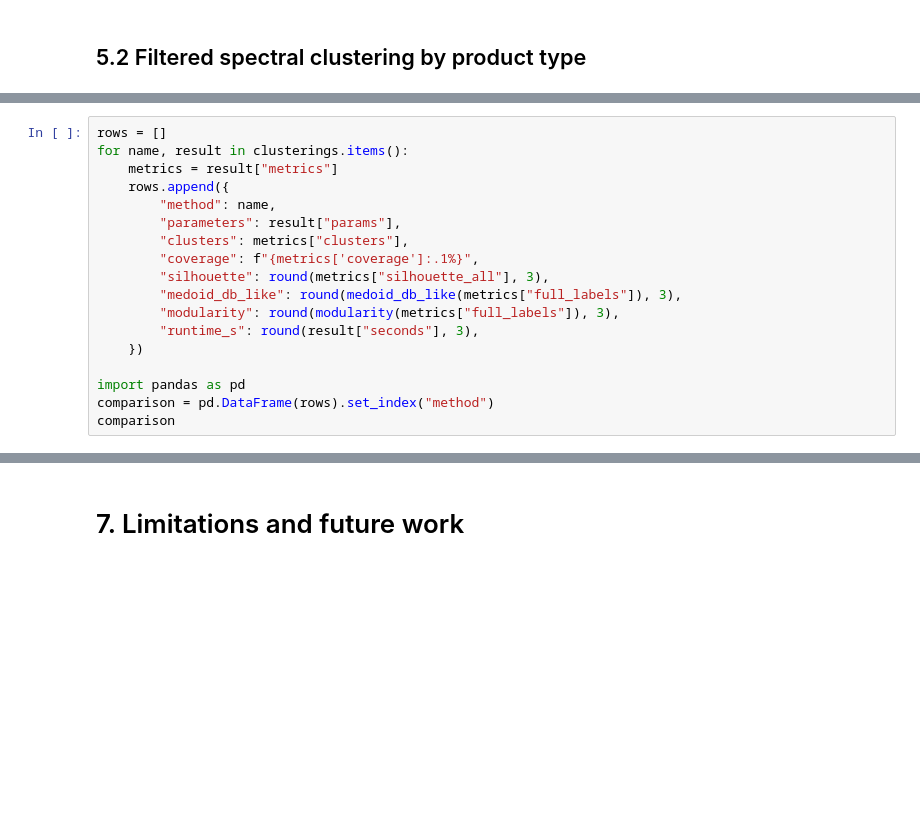
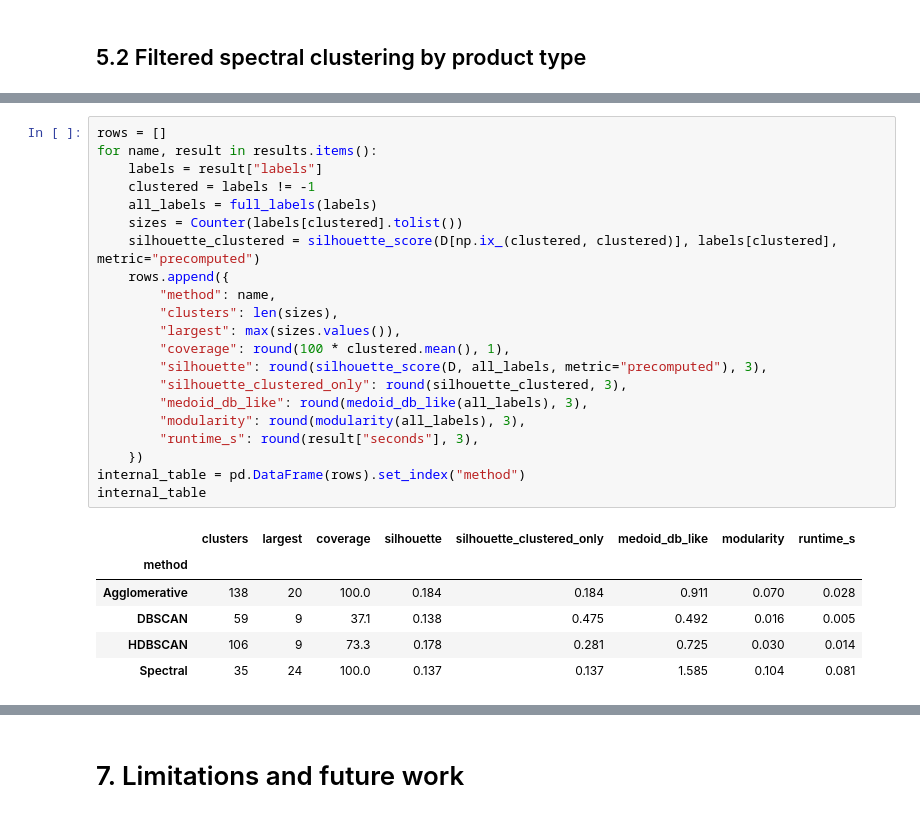
Before and after one commit to dumitritamacarenco/CTFDS-Project, a Jupyter notebook: final_report.ipynb, the cells around one changed output, grey strips where cells are left out. Cells and saved outputs as stored; diff of their text form; blank space fills up the shorter version.

```diff
--- a/final_report.ipynb
+++ b/final_report.ipynb
@@ -2559,18 +2351,0 @@ Spectral: 35 clusters on a graph with 4618 edges
-# %%
-rows = []
-for name, result in clusterings.items():
-    metrics = result["metrics"]
-    rows.append({
-        "method": name,
-        "parameters": result["params"],
-        "clusters": metrics["clusters"],
-        "coverage": f"{metrics['coverage']:.1%}",
-        "silhouette": round(metrics["silhouette_all"], 3),
-        "medoid_db_like": round(medoid_db_like(metrics["full_labels"]), 3),
-        "modularity": round(modularity(metrics["full_labels"]), 3),
-        "runtime_s": round(result["seconds"], 3),
-    })
-
-import pandas as pd
-comparison = pd.DataFrame(rows).set_index("method")
-comparison
@@ -2619,0 +2518,28 @@ display(HTML(figure.to_html(full_html=False, include_plotlyjs="cdn")))
+# %%
+rows = []
+for name, result in results.items():
+    labels = result["labels"]
+    clustered = labels != -1
+    all_labels = full_labels(labels)
+    sizes = Counter(labels[clustered].tolist())
+    silhouette_clustered = silhouette_score(D[np.ix_(clustered, clustered)], labels[clustered], metric="precomputed")
+    rows.append({
+        "method": name,
+        "clusters": len(sizes),
+        "largest": max(sizes.values()),
+        "coverage": round(100 * clustered.mean(), 1),
+        "silhouette": round(silhouette_score(D, all_labels, metric="precomputed"), 3),
+        "silhouette_clustered_only": round(silhouette_clustered, 3),
+        "medoid_db_like": round(medoid_db_like(all_labels), 3),
+        "modularity": round(modularity(all_labels), 3),
+        "runtime_s": round(result["seconds"], 3),
+    })
+internal_table = pd.DataFrame(rows).set_index("method")
+internal_table
+# %% [output]
+|  | clusters | largest | coverage | silhouette | silhouette_clustered_only | medoid_db_like | modularity | runtime_s |
+| method |  |  |  |  |  |  |  |  |
+| Agglomerative | 138 | 20 | 100.0 | 0.184 | 0.184 | 0.911 | 0.070 | 0.028 |
+| DBSCAN | 59 | 9 | 37.1 | 0.138 | 0.475 | 0.492 | 0.016 | 0.005 |
+| HDBSCAN | 106 | 9 | 73.3 | 0.178 | 0.281 | 0.725 | 0.030 | 0.014 |
+| Spectral | 35 | 24 | 100.0 | 0.137 | 0.137 | 1.585 | 0.104 | 0.081 |
```
Also changed, not shown: parts of 36 cells of this notebook.
